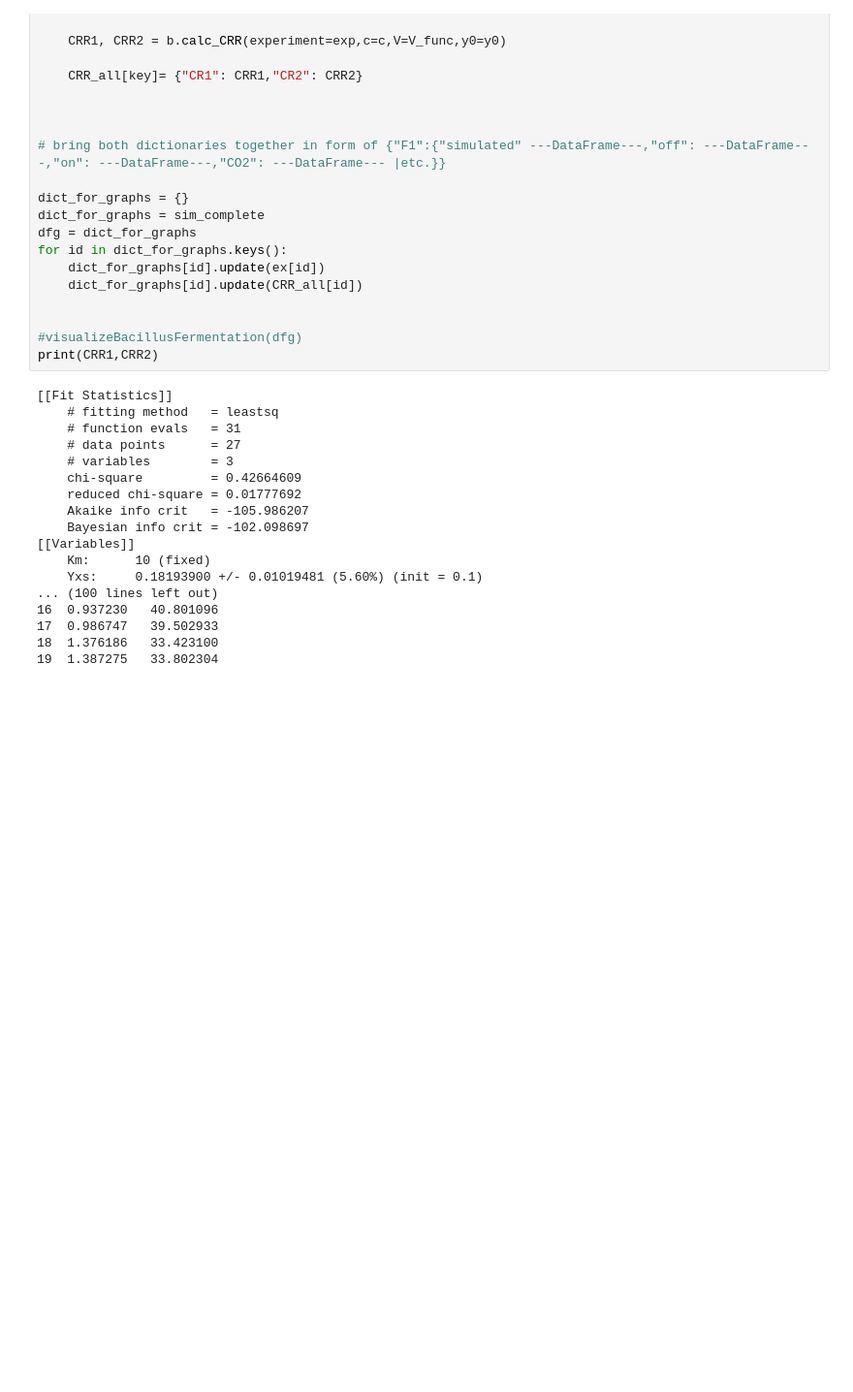
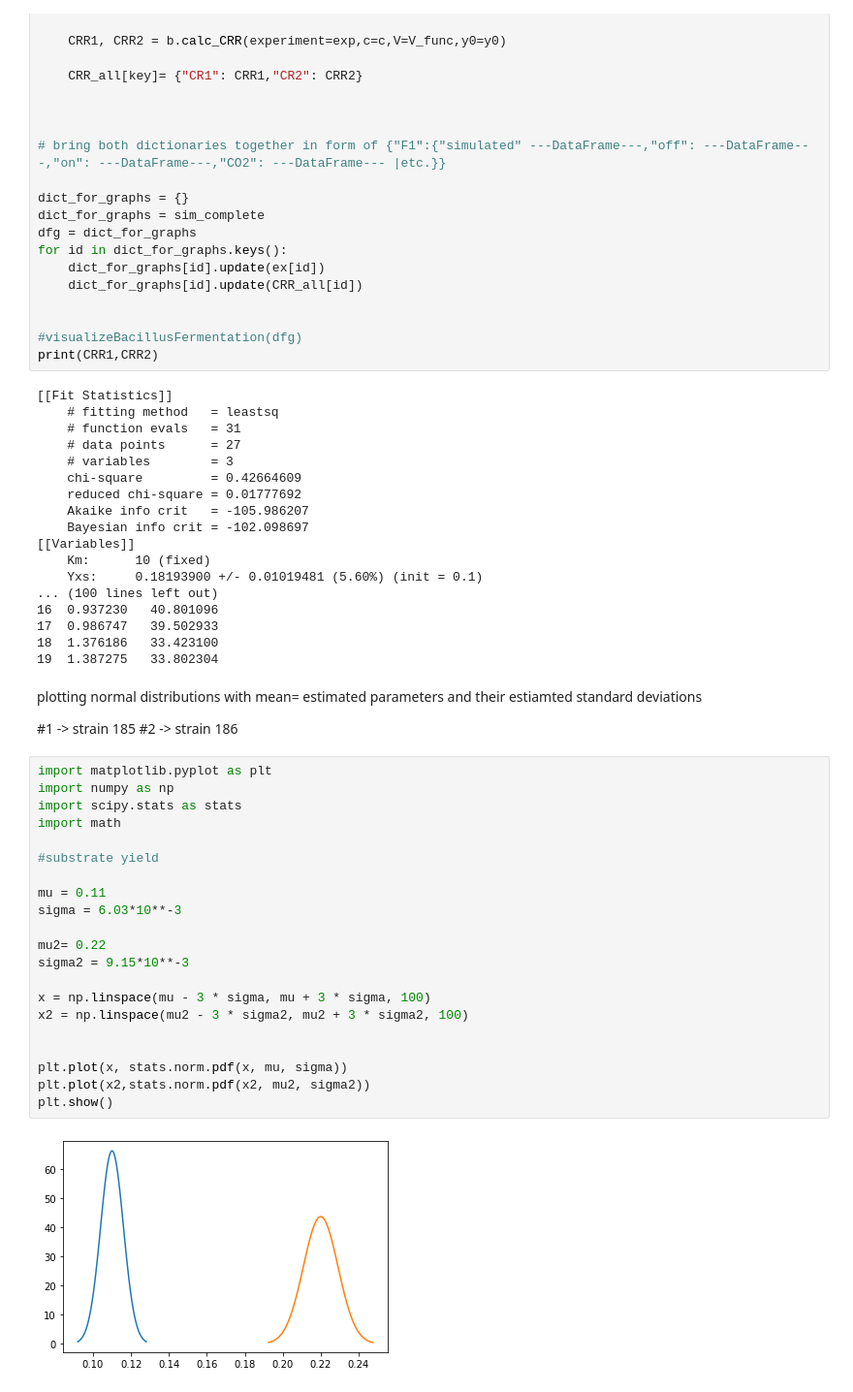
Before and after one commit to VBorodina/biomoni, a Jupyter notebook: BacillusScripts/test.ipynb, the cells around one changed output. Shown at 97% size. Saved outputs shown, nothing was run; the diff lists cells and outputs as text; blank space fills up the shorter version.

Commit message:
plots of normal distributions of estimated parameters

```diff
--- a/BacillusScripts/test.ipynb
+++ b/BacillusScripts/test.ipynb
@@ -117,3 +117,31 @@ print(CRR1,CRR2)
 17  0.986747   39.502933
 18  1.376186   33.423100
 19  1.387275   33.802304
+# %% [markdown]
+plotting normal distributions with mean= estimated parameters and their estiamted standard deviations
+
+#1 -> strain 185
+#2 -> strain 186
+# %%
+import matplotlib.pyplot as plt
+import numpy as np
+import scipy.stats as stats
+import math
+
+#substrate yield
+
+mu = 0.11
+sigma = 6.03*10**-3
+
+mu2= 0.22
+sigma2 = 9.15*10**-3
+
+x = np.linspace(mu - 3 * sigma, mu + 3 * sigma, 100)
+x2 = np.linspace(mu2 - 3 * sigma2, mu2 + 3 * sigma2, 100)
+
+
+plt.plot(x, stats.norm.pdf(x, mu, sigma))
+plt.plot(x2,stats.norm.pdf(x2, mu2, sigma2))
+plt.show()
+# %% [output]
+[figure, added]
```
Also changed, not shown: parts of 2 cells of this notebook.
